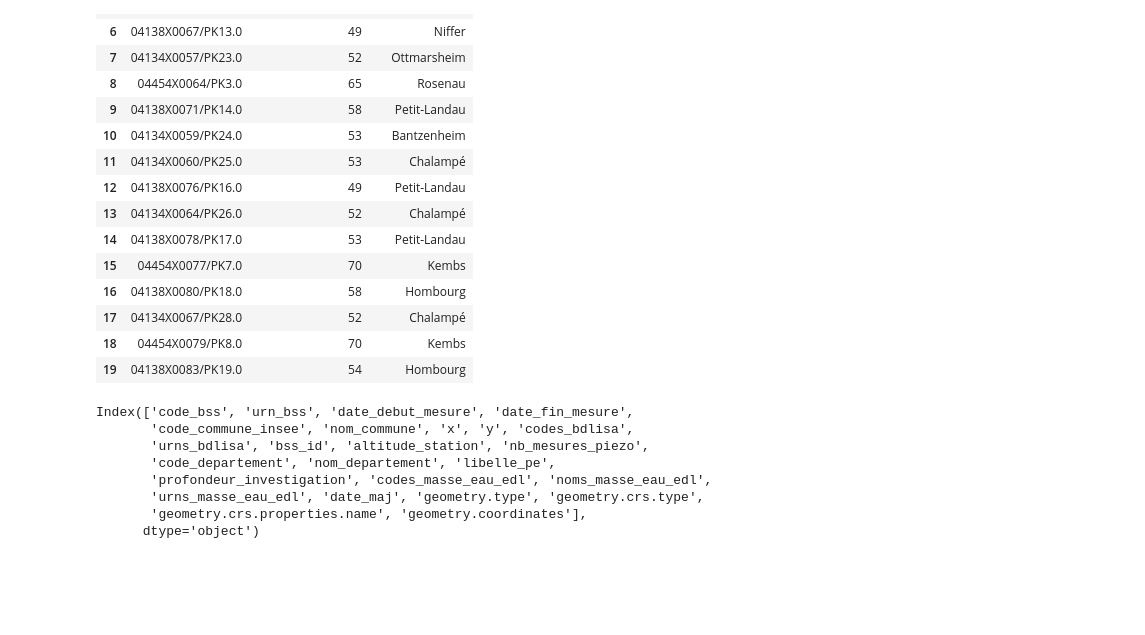
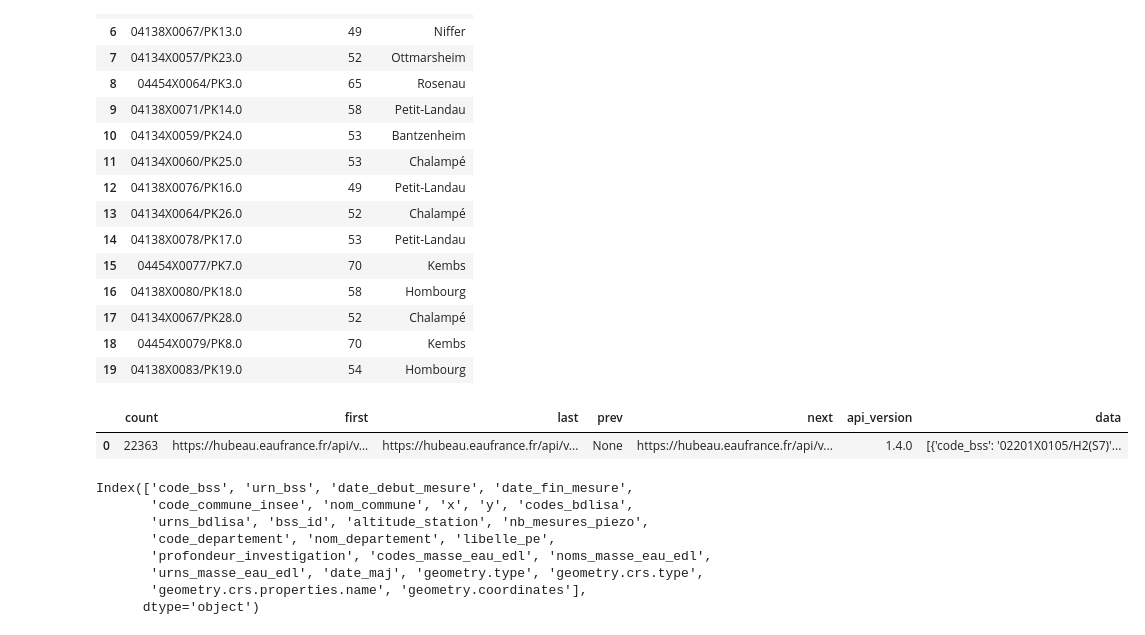
Before and after one commit to remymart/projet_BRGM, a Jupyter notebook: Récupération de données.ipynb, the cells around one changed output. Saved outputs shown, nothing was run; the diff lists cells and outputs as text; code cells hidden in the pictures; blank space fills up the shorter version.

```diff
--- a/Récupération de données.ipynb
+++ b/Récupération de données.ipynb
@@ -44,6 +45,11 @@ data[['code_bss','nb_mesures_piezo','nom_commune']].loc[data['nb_mesures_piezo']
 | 17 | 04134X0067/PK28.0 | 52 | Chalampé |
 | 18 | 04454X0079/PK8.0 | 70 | Kembs |
 | 19 | 04138X0083/PK19.0 | 54 | Hombourg |
+# %%
+pd.json_normalize(json.loads(out.text))
+# %% [output]
+|  | count | first | last | prev | next | api_version | data |
+| 0 | 22363 | https://hubeau.eaufrance.fr/api/v... | https://hubeau.eaufrance.fr/api/v... | None | https://hubeau.eaufrance.fr/api/v... | 1.4.0 | [{'code_bss': '02201X0105/H2(S7)'... |
 # %%
 data.columns
 # %% [output]
```
Also changed, not shown: parts of 7 cells of this notebook, 1 other file.
